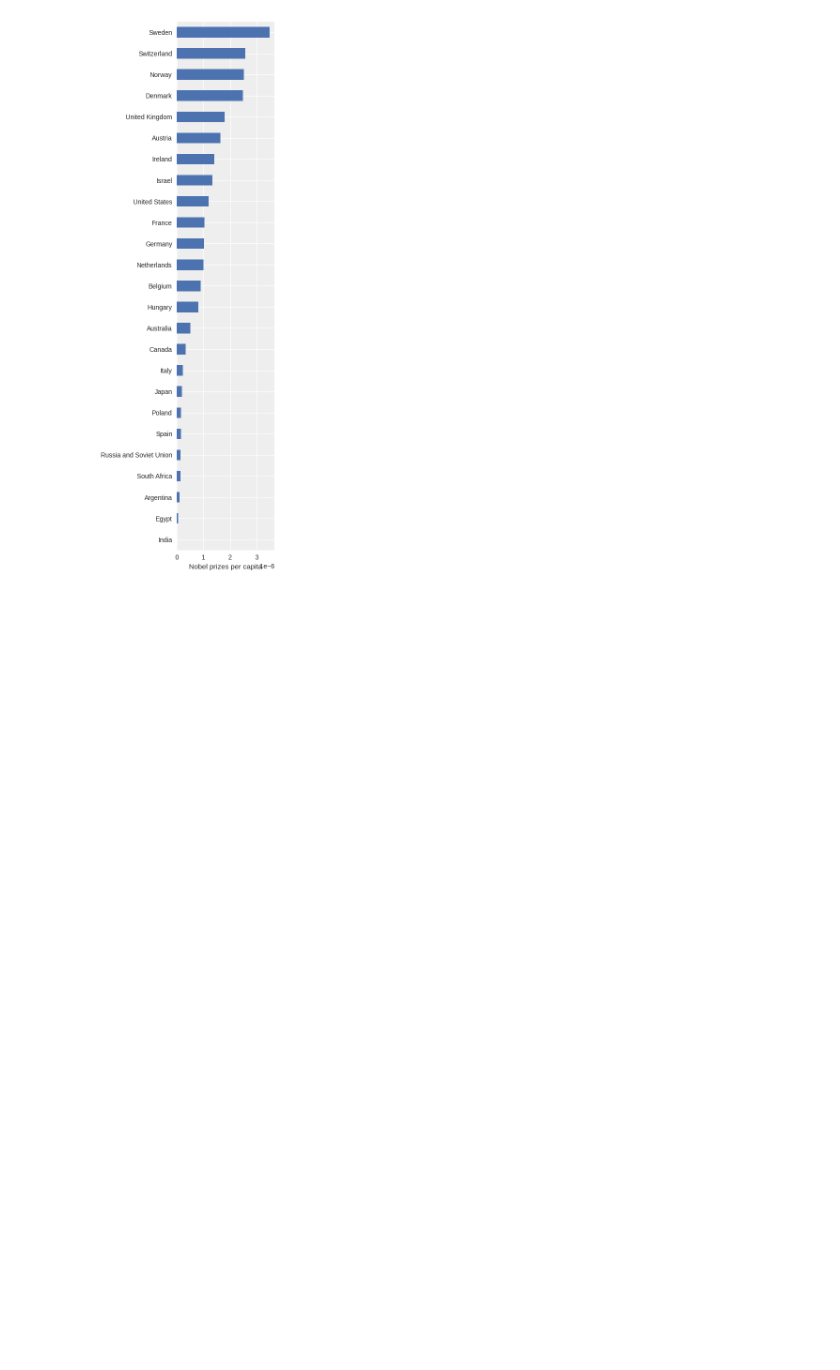
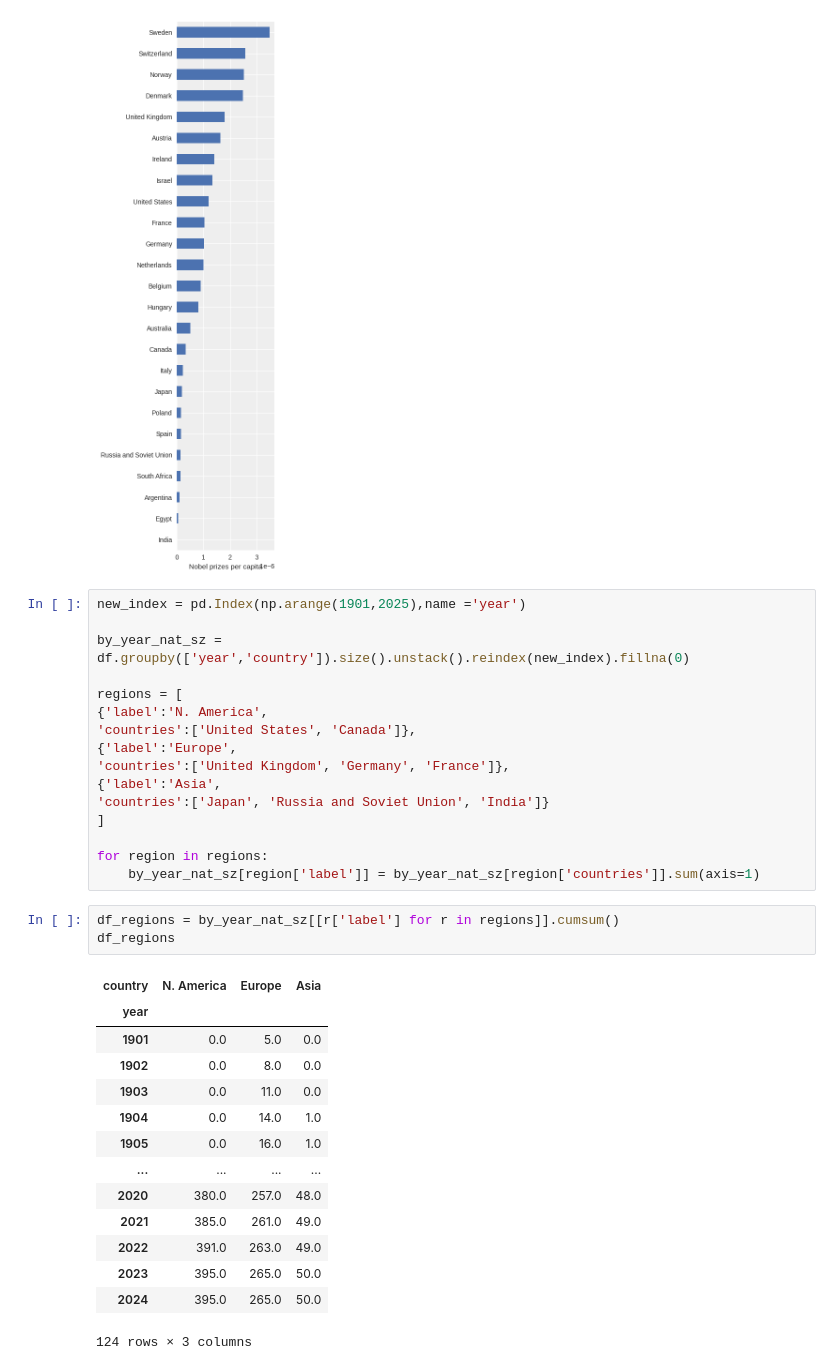
Before and after one commit to FilipeOrfao/data_visualization_with_python_and_javascript, a Jupyter notebook: 014_/main.ipynb, the cells around one changed output. Cells and saved outputs as stored; diff of their text form; blank space fills up the shorter version.

```diff
--- a/014_/main.ipynb
+++ b/014_/main.ipynb
@@ -50,3 +50,37 @@ plt.tight_layout()
 plt.savefig("images/country_relative_prize_numbers.png")
 # %% [output]
 [figure]
+# %%
+new_index = pd.Index(np.arange(1901,2025),name ='year')
+
+by_year_nat_sz = df.groupby(['year','country']).size().unstack().reindex(new_index).fillna(0)
+
+regions = [
+{'label':'N. America',
+'countries':['United States', 'Canada']},
+{'label':'Europe',
+'countries':['United Kingdom', 'Germany', 'France']},
+{'label':'Asia',
+'countries':['Japan', 'Russia and Soviet Union', 'India']}
+]
+
+for region in regions:
+    by_year_nat_sz[region['label']] = by_year_nat_sz[region['countries']].sum(axis=1)
+# %%
+df_regions = by_year_nat_sz[[r['label'] for r in regions]].cumsum()
+df_regions
+# %% [output]
+| country | N. America | Europe | Asia |
+| year |  |  |  |
+| 1901 | 0.0 | 5.0 | 0.0 |
+| 1902 | 0.0 | 8.0 | 0.0 |
+| 1903 | 0.0 | 11.0 | 0.0 |
+| 1904 | 0.0 | 14.0 | 1.0 |
+| 1905 | 0.0 | 16.0 | 1.0 |
+| ... | ... | ... | ... |
+| 2020 | 380.0 | 257.0 | 48.0 |
+| 2021 | 385.0 | 261.0 | 49.0 |
+| 2022 | 391.0 | 263.0 | 49.0 |
+| 2023 | 395.0 | 265.0 | 50.0 |
+| 2024 | 395.0 | 265.0 | 50.0 |
+124 rows × 3 columns
```
Also changed, not shown: parts of 1 cell of this notebook.
